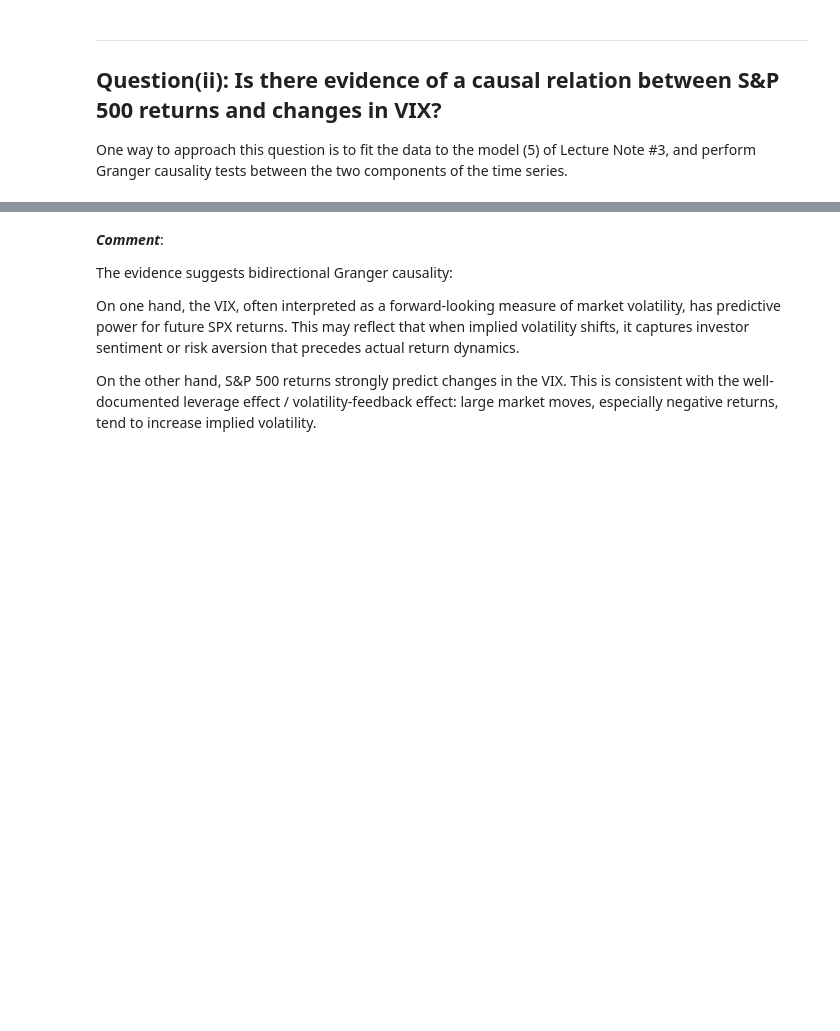
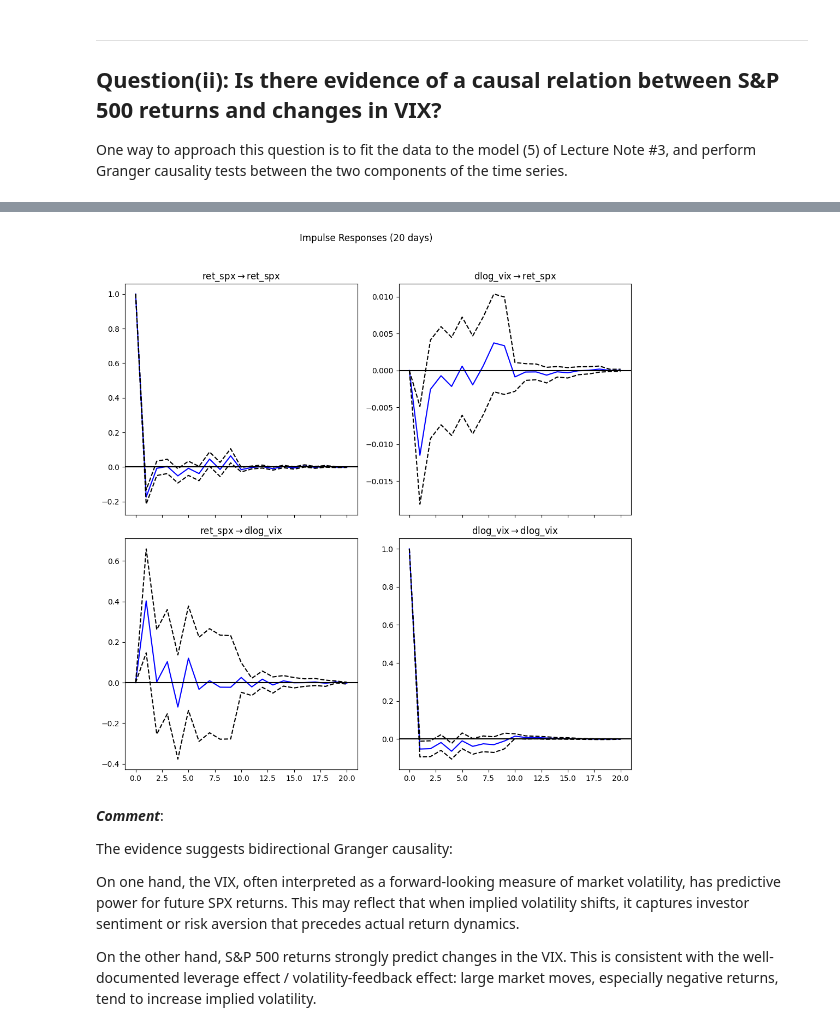
Before and after one commit to arshdeep11112000/Time_Series, a Jupyter notebook: HW3/Presentation2.ipynb, the cells around one changed output, grey strips where cells are left out. Drawn from its saved outputs; the diff is of its cells as text; code cells hidden in the pictures; blank space fills up the shorter version.

```diff
--- a/HW3/Presentation2.ipynb
+++ b/HW3/Presentation2.ipynb
@@ -93,65 +156,78 @@ At 3–5 lags: mixed evidence, p-values > 0.05, suggesting that the predictive p
 ## Question(ii): Is there evidence of a causal relation between S&P 500 returns and changes in VIX?
 One way to approach this question is to fit the data to the model (5) of Lecture Note #3, and perform Granger causality tests between the two components of the time series.
 # %%
-# === Granger causality (Question ii): SPX returns vs changes in VIX ===
-# Requirements: pip install yfinance pandas numpy statsmodels matplotlib
-
 import pandas as pd
 import numpy as np
 import yfinance as yf
 from statsmodels.tsa.api import VAR
+import matplotlib.pyplot as plt
 
-# -----------------------------
-# 1) Download last ~20 years
-# -----------------------------
+# --- 1) Data ---
 tickers = ["^GSPC", "^VIX"]
-df = yf.download(tickers, period="20y", auto_adjust=True)["Close"].rename(columns={"^GSPC":"SPX","^VIX":"VIX"})
+df = yf.download(tickers, period="20y", auto_adjust=True)["Close"].rename(
+    columns={"^GSPC": "SPX", "^VIX": "VIX"}
+)
 
-# -----------------------------
-# 2) Construct series
-# X_t: SPX daily returns
-# Y_t: changes in VIX (log-diff for stability)
-# -----------------------------
-df["ret_spx"] = df["SPX"].pct_change()
+# Prefer log returns for SPX and log-diff for VIX (both ~stationary)
+df["ret_spx"]  = np.log(df["SPX"]).diff()
 df["dlog_vix"] = np.log(df["VIX"]).diff()
+data = df[["ret_spx", "dlog_vix"]].dropna()
 
-# optional: if you prefer *level* changes (not log), use:
-# df["d_vix"] = df["VIX"].diff()
-
-# Keep rows with both series available
-data = df[["ret_spx","dlog_vix"]].dropna()
-
-# -----------------------------
-# 3) Fit VAR(1)  (bivariate AR(1))
-# -----------------------------
-model = VAR(data)
-res = model.fit(maxlags=1)   # AR(1) per the lecture model
+# --- 2) Lag selection (AIC/BIC) and fit ---
+sel = VAR(data).select_order(maxlags=10)
+p_aic = sel.aic  # or sel.bic
+print("Selected lags (AIC/BIC/HQ/FPE):", sel.summary())
+res = VAR(data).fit(p_aic)
 print(res.summary())
 
-# -----------------------------
-# 4) Granger causality tests
-# H0: the "causing" variable does NOT Granger-cause the "affected" one.
-# -----------------------------
-# Does VIX change help predict SPX returns?  (test β_XY = 0)
-g1 = res.test_causality(caused="ret_spx", causing=["dlog_vix"], kind="f")
-print("\nVIX → SPX (does Δlog VIX Granger-cause SPX returns?)")
+# --- 3) Stability (must be True for reliable IRFs/FEVD) ---
+print("Is stable (all AR roots inside unit circle)? ->", res.is_stable(verbose=True))
+
+# --- 4) Residual diagnostics ---
+print("\nResidual autocorrelation Portmanteau test (whiteness):")
+print(res.test_whiteness().summary())   # replaces test_serial_correlation
+
+print("\nNormality (Jarque–Bera) test:")
+print(res.test_normality().summary())
+
+print("\nHeteroskedasticity (White) test:")
+print(res.test_whiteness().summary())  # same method often reused for heteroskedasticity check
+
+# --- 5) Granger causality with selected lags ---
+g1 = res.test_causality(caused="ret_spx",  causing=["dlog_vix"], kind="f")
+g2 = res.test_causality(caused="dlog_vix", causing=["ret_spx"],  kind="f")
+results_table = pd.DataFrame({
+    "Direction": ["VIX → SPX", "SPX → VIX"],
+    "p-value": [g1.pvalue, g2.pvalue],
+    "Significant at 5%": [g1.pvalue < 0.05, g2.pvalue < 0.05]
+})
+
+print("\n=== Granger Causality Summary Table ===")
+print(results_table.to_string(index=False))
+
+print("\nVIX→SPX (does Δlog VIX GC SPX returns?)")
 print(g1.summary())
-
-# Does SPX return help predict VIX changes? (test β_YX = 0)
-g2 = res.test_causality(caused="dlog_vix", causing=["ret_spx"], kind="f")
-print("\nSPX → VIX (do SPX returns Granger-cause Δlog VIX?)")
+print("\nSPX→VIX (do SPX returns GC Δlog VIX?)")
 print(g2.summary())
 
-# -----------------------------
-# 5) Quick interpretation helper
-# -----------------------------
+
+
 def interpret(result, direction):
     p = result.pvalue
-    if p < 0.05:
-        print(f"Reject H0 at 5%: evidence of Granger causality {direction} (p={p:.4g}).")
-    else:
-        print(f"Fail to reject H0 at 5%: no Granger evidence {direction} (p={p:.4g}).")
+    msg = "Reject H0: GC present" if p < 0.05 else "Fail to reject H0: no GC"
+    print(f"{direction}: {msg} (p={p:.4g})")
 
 interpret(g1, "VIX → SPX")
 interpret(g2, "SPX → VIX")
+
+# --- 6) IRFs (for slides) ---
+irf = res.irf(20)  # 20 trading days
+fig1 = irf.plot(orth=False)
+fig1.suptitle("Impulse Responses (20 days)", y=1.02)
+plt.tight_layout()
+
+# --- 7) FEVD (optional but nice table) ---
+fevd = res.fevd(20)
+print("\nForecast Error Variance Decomposition (h=20):")
+print(fevd.summary())
 # %% [output]
@@ -159,3 +252,4 @@ ModuleNotFoundError: No module named 'statsmodels'
+[figure, added]
 # %% [markdown]
 ***Comment***:
 
```
Also changed, not shown: parts of 6 cells of this notebook.
